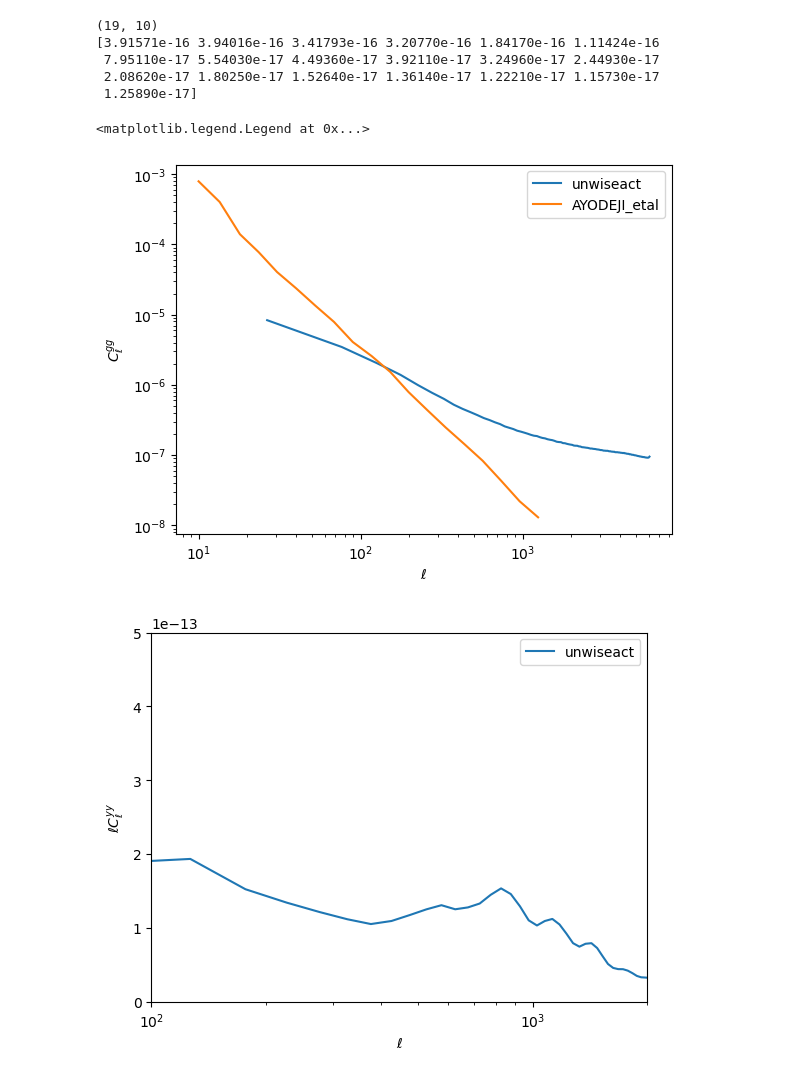
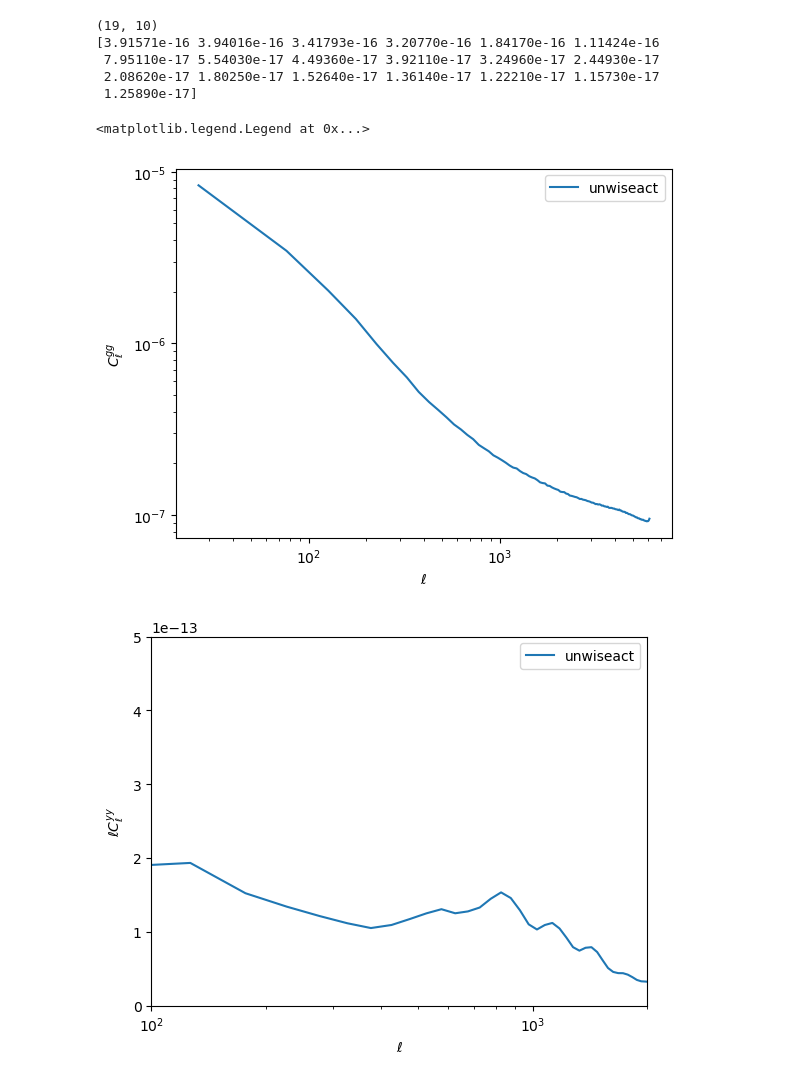
Before and after one commit to Zguandi/unWISE_SZ, a Jupyter notebook: unwiseact_car.ipynb, the cells around one changed output. Saved outputs shown, nothing was run; the diff lists cells and outputs as text; code cells hidden in the pictures.

```diff
--- a/unwiseact_car.ipynb
+++ b/unwiseact_car.ipynb
@@ -119,18 +63,18 @@ cl_yy = np.array([[5.02925066e-14, 2.45674995e-15, 1.53136377e-15, 8.65259777e-1
 # %%
 ells = gg[:,0]
 clgg = gg[:,1]
 plls = ells*(ells+1)/(2*np.pi)
 
 plt.plot(ells, clgg,label = 'unwiseact')
-plt.plot(ell_AYO,cl_AYO_gg,label='AYODEJI_etal')
+# plt.plot(ell_AYO,cl_AYO_gg,label='AYODEJI_etal')
 plt.xscale('log')
 plt.yscale('log')
 plt.xlabel(r'$\ell$')
 plt.ylabel(r'$C_{\ell}^{gg}$')
 plt.legend()
 # %% [output]
 <matplotlib.legend.Legend at 0x...>
-[figure, old version]
+[figure, new version]
 # %%
 # print(yy[:,1])
 # %%
```
Also changed, not shown: parts of 9 cells of this notebook, 8 other files.
